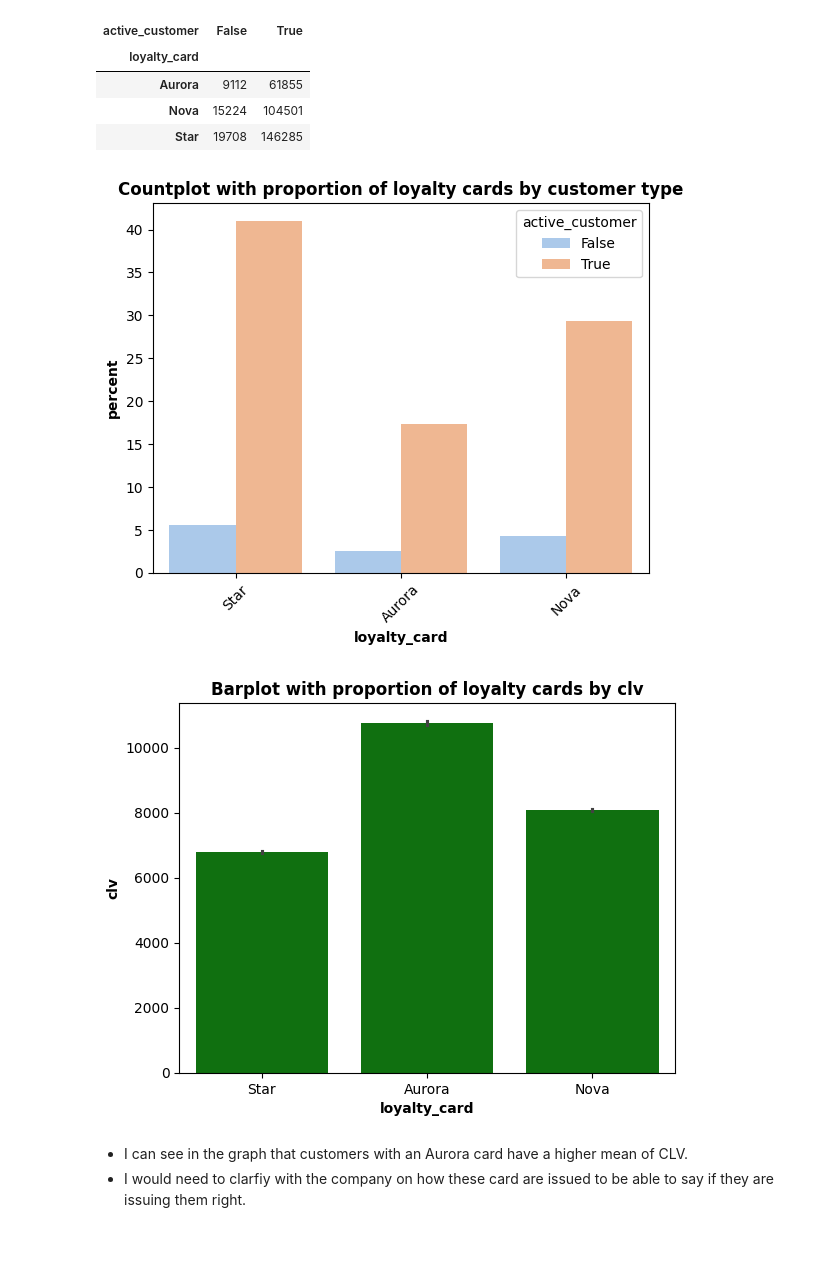
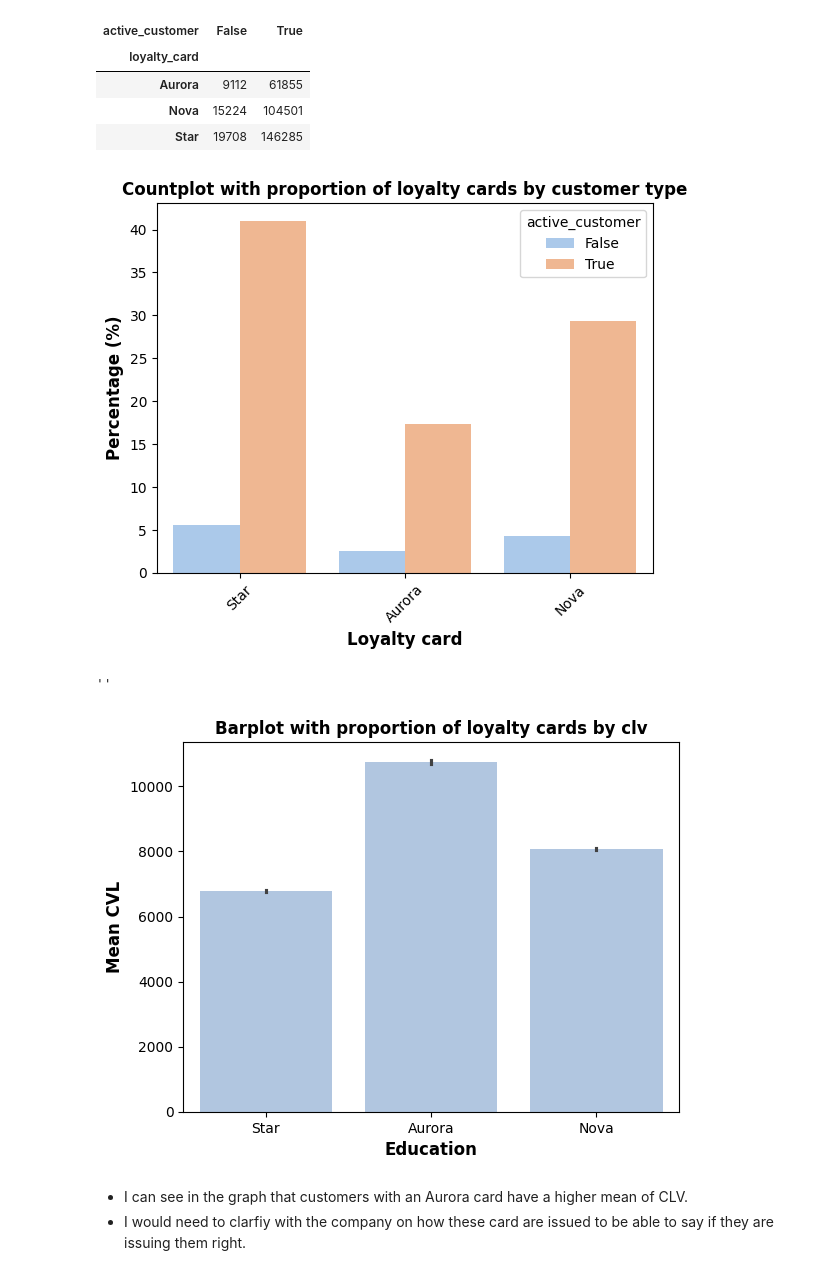
Before and after one commit to Adalab/bda-modulo-3-evaluacion-final-eva5ferrer, a Jupyter notebook: phase-2-statistical-analysis.ipynb, the cells around one changed output. Saved outputs shown, nothing was run; the diff lists cells and outputs as text; code cells hidden in the pictures; blank space fills up the shorter version.

```diff
--- a/phase-2-statistical-analysis.ipynb
+++ b/phase-2-statistical-analysis.ipynb
@@ -553,18 +568,24 @@ pd.crosstab(df_master["loyalty_card"], df_master["active_customer"])
 # %%
 sns.countplot(data=df_master, x= "loyalty_card", stat="percent", hue = "active_customer", palette="pastel")
 plt.title("Countplot with proportion of loyalty cards by customer type")
+plt.xlabel('Loyalty card', fontsize=12)
+plt.ylabel('Percentage (%)', fontsize=12)
 plt.xticks(rotation=45);
 # %% [output]
-[figure, old version]
+[figure, new version]
 # %%
 # I do not see a clear pattern. A similar proportion of each loyalty cards are inactive customers.
 # %%
 # Is there any relationship between the loyalty card and the customer life time value (clv)?
 # I need to use a barplot because we are analyzing a categorical variable (loyalty_card) with a numerical (clv):
-sns.barplot(data=df_master,x="loyalty_card",y="clv",estimator='mean', color="green")
-plt.title("Barplot with proportion of loyalty cards by clv");
+sns.barplot(data=df_master,x="loyalty_card",y="clv",estimator='mean', color="#A9C5E8")
+plt.title("Barplot with proportion of loyalty cards by clv")
+plt.xlabel('Education', fontsize=12)
+plt.ylabel('Mean CVL', fontsize=12)
+;
 # %% [output]
+''
-[figure, old version]
+[figure, new version]
 # %% [markdown]
 - I can see in the graph that customers with an Aurora card have a higher mean of CLV.
 - I would need to clarfiy with the company on how these card are issued to be able to say if they are issuing them right.
```
Also changed, not shown: parts of 8 cells of this notebook, 6 other files.
